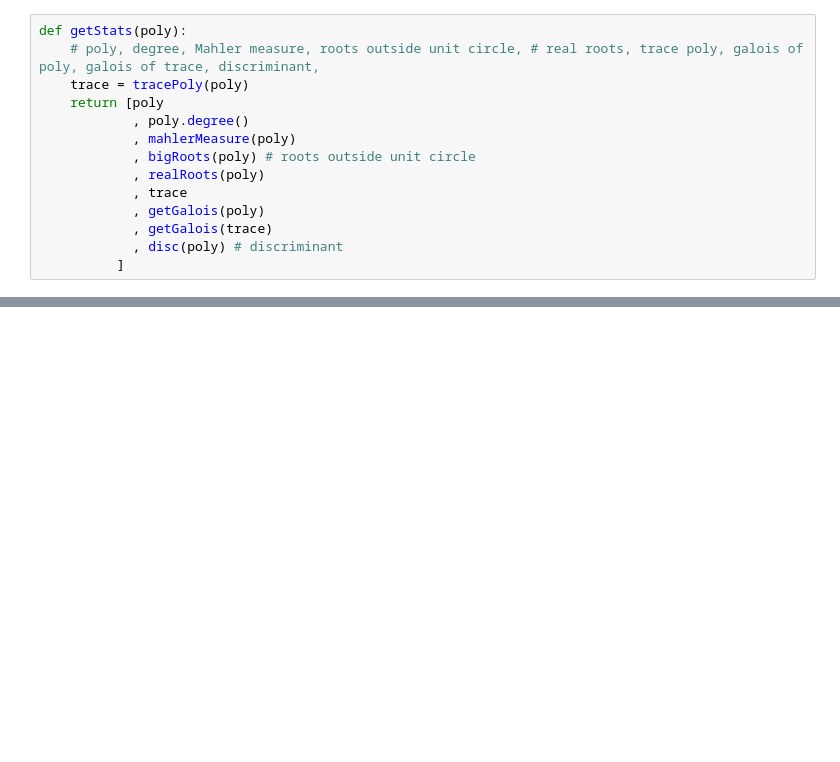
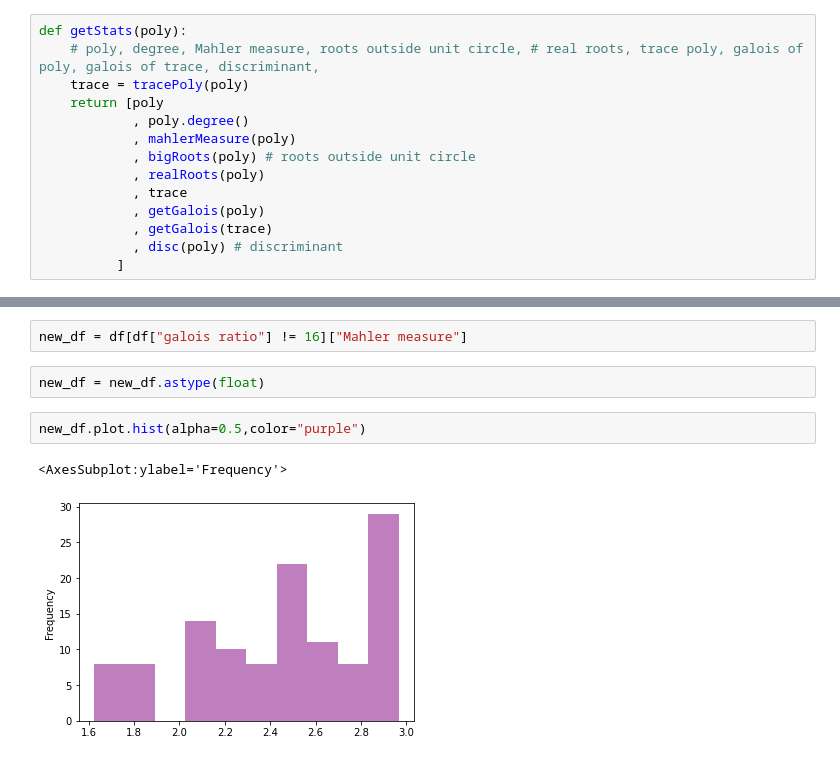
Before and after one commit to MatthewNortonPersonal/Mahler-Measures-and-Galois-Groups-of-Reciprocal-Polynomials, a Jupyter notebook: Galois Groups/Galois Computations.ipynb, the cells around one changed output, grey strips where cells are left out. Saved outputs shown, nothing was run; the diff lists cells and outputs as text; blank space fills up the shorter version.

```diff
--- a/Galois Groups/Galois Computations.ipynb
+++ b/Galois Groups/Galois Computations.ipynb
@@ -303,0 +371,9 @@ df
+# %%
+new_df = df[df["galois ratio"] != 16]["Mahler measure"]
+# %%
+new_df = new_df.astype(float)
+# %%
+new_df.plot.hist(alpha=0.5,color="purple")
+# %% [output]
+<AxesSubplot:ylabel='Frequency'>
+[figure, added]
```
Also changed, not shown: parts of 13 cells of this notebook.
